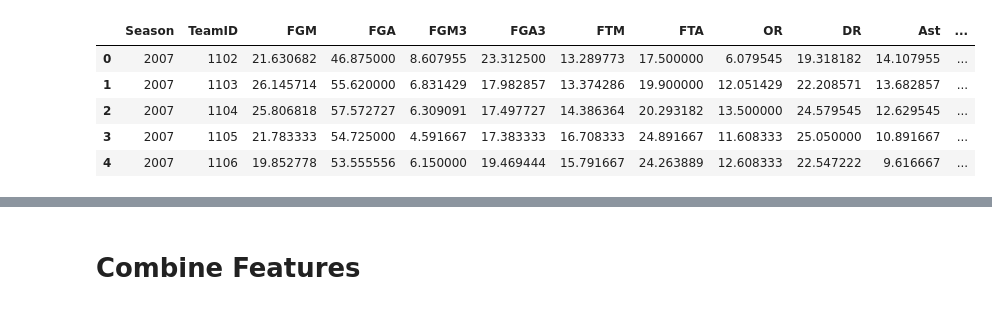
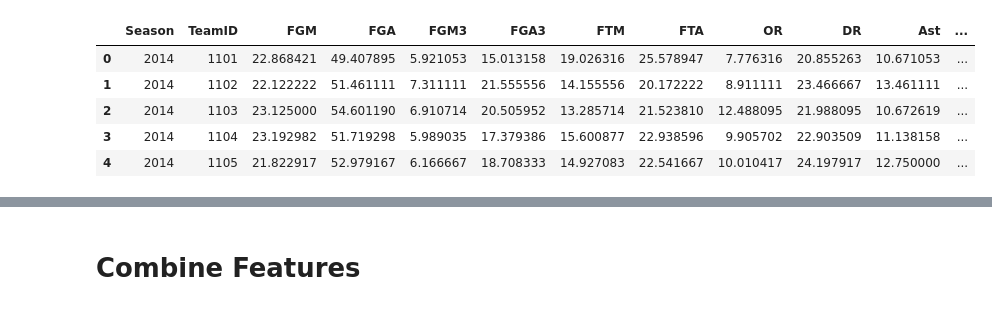
Before and after one commit to racruz25/group_project, a Jupyter notebook: Random_Forest_Model.ipynb, the cells around one changed output, grey strips where cells are left out. Cells and saved outputs as stored; diff of their text form; code cells hidden in the pictures.

```diff
--- a/Random_Forest_Model.ipynb
+++ b/Random_Forest_Model.ipynb
@@ -126,38 +104,38 @@ Winning/Losing Personal Fouls
 # %%
-# 6) Use most updated ../mens-march-mania-2022/MDataFiles_Stage2/MRegularSeasonCompactResults file to retrieve season results
+# 6) Use most updated ../mens-march-mania-2022/MDataFiles_Stage2/MRegularSeasonDetailedResults file to retrieve season results
 ## 03/12/2022 - Aggregate Stats into WTeamID Stats/ LTeamIDStats
 
 SeasonResults = pd.read_csv(files[4])
 SeasonResults = SeasonResults.copy()
-SeasonResults = SeasonResults[SeasonResults['Season'] >= 2007].reset_index(drop=True)
+SeasonResults = SeasonResults[SeasonResults['Season'] >= 2014].reset_index(drop=True)
 #SeasonResults
 
 winning_cols = ['Season', 'WTeamID', 'WLoc', 'WFGM', 'WFGA', 'WFGM3', 'WFGA3', 'WFTM', 'WFTA', 'WOR', 'WDR', 'WAst', 'WTO', 'WStl', 'WBlk', 'WPF']
 losing_cols = ['Season', 'LTeamID', 'LFGM', 'LFGA', 'LFGM3', 'LFGA3', 'LFTM', 'LFTA', 'LOR', 'LDR', 'LAst', 'LTO', 'LStl', 'LBlk', 'LPF']
 columns = ['Season', 'TeamID', 'FGM', 'FGA', 'FGM3', 'FGA3', 'FTM', 'FTA', 'OR', 'DR', 'Ast', 'TO', 'Stl', 'Blk', 'PF']
 
 winning_stats = SeasonResults[winning_cols].groupby(['Season', 'WTeamID']).mean().reset_index()
 winning_stats.columns = columns
 
 losing_stats = SeasonResults[losing_cols].groupby(['Season', 'LTeamID']).mean().reset_index()
 losing_stats.columns = columns
 
 reg_season_stats = pd.concat([winning_stats, losing_stats]).groupby(['Season', 'TeamID']).mean().reset_index()
 
 reg_season_stats['id'] = reg_season_stats.Season.astype(str) + reg_season_stats.TeamID.astype(str)
 
 
 reg_season_stats.head()
 #reg_season_stats.to_csv('GroupProj_RegSeas_DF_N.csv', encoding='utf-8', index=False)
 
 # 2010 - 2022
 # %% [output]
 |  | Season | TeamID | FGM | FGA | FGM3 | FGA3 | FTM | FTA | OR | DR | Ast | ... |
-| 0 | 2007 | 1102 | 21.630682 | 46.875000 | 8.607955 | 23.312500 | 13.289773 | 17.500000 | 6.079545 | 19.318182 | 14.107955 | ... |
-| 1 | 2007 | 1103 | 26.145714 | 55.620000 | 6.831429 | 17.982857 | 13.374286 | 19.900000 | 12.051429 | 22.208571 | 13.682857 | ... |
-| 2 | 2007 | 1104 | 25.806818 | 57.572727 | 6.309091 | 17.497727 | 14.386364 | 20.293182 | 13.500000 | 24.579545 | 12.629545 | ... |
-| 3 | 2007 | 1105 | 21.783333 | 54.725000 | 4.591667 | 17.383333 | 16.708333 | 24.891667 | 11.608333 | 25.050000 | 10.891667 | ... |
-| 4 | 2007 | 1106 | 19.852778 | 53.555556 | 6.150000 | 19.469444 | 15.791667 | 24.263889 | 12.608333 | 22.547222 | 9.616667 | ... |
+| 0 | 2014 | 1101 | 22.868421 | 49.407895 | 5.921053 | 15.013158 | 19.026316 | 25.578947 | 7.776316 | 20.855263 | 10.671053 | ... |
+| 1 | 2014 | 1102 | 22.122222 | 51.461111 | 7.311111 | 21.555556 | 14.155556 | 20.172222 | 8.911111 | 23.466667 | 13.461111 | ... |
+| 2 | 2014 | 1103 | 23.125000 | 54.601190 | 6.910714 | 20.505952 | 13.285714 | 21.523810 | 12.488095 | 21.988095 | 10.672619 | ... |
+| 3 | 2014 | 1104 | 23.192982 | 51.719298 | 5.989035 | 17.379386 | 15.600877 | 22.938596 | 9.905702 | 22.903509 | 11.138158 | ... |
+| 4 | 2014 | 1105 | 21.822917 | 52.979167 | 6.166667 | 18.708333 | 14.927083 | 22.541667 | 10.010417 | 24.197917 | 12.750000 | ... |
 # %%
 # # # # 2003 - 2010
 # massey_ratings = pd.read_csv(files[3])
```
Also changed, not shown: parts of 20 cells of this notebook.
